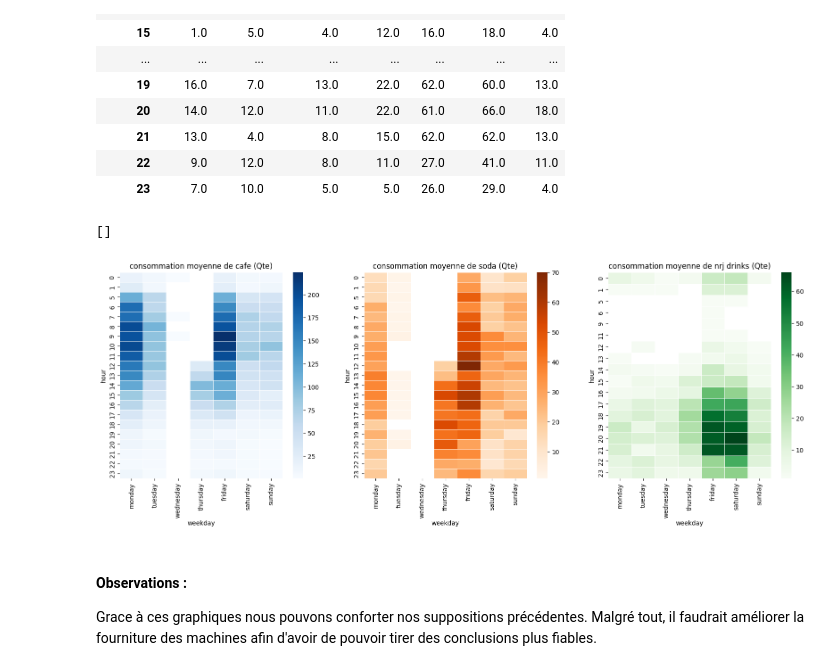
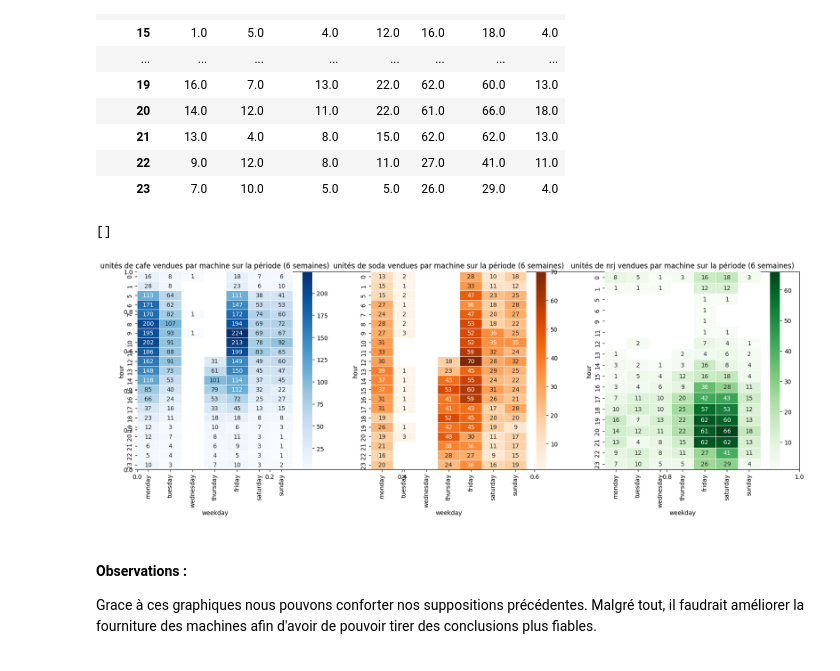
Before and after one commit to manonbay/beverage_dispenser, a Jupyter notebook: Distributeur_boissons.ipynb, the cells around one changed output. Drawn from its saved outputs; the diff is of its cells as text; code cells hidden in the pictures.

```diff
--- a/Distributeur_boissons.ipynb
+++ b/Distributeur_boissons.ipynb
@@ -591,18 +609,18 @@ pivot_nrj
 # %%
 fig, ax = plt.subplots(figsize=(20, 6))
 ax1 = plt.subplot(131)
-ax1 = sns.heatmap(data = pivot_cafe, linewidths=.5, cmap="Blues")
-plt.title("consommation moyenne de cafe (Qte)")
+ax1 = sns.heatmap(data = pivot_cafe, linewidths=.5, cmap="Blues", annot=True, fmt='g')
+plt.title("unités de cafe vendues sur la période (6 semaines)")
 ax2 = plt.subplot(132)
-ax2 = sns.heatmap(data = pivot_soda,  linewidths=.5, cmap="Oranges")
-plt.title("consommation moyenne de soda (Qte)")
+ax2 = sns.heatmap(data = pivot_soda,  linewidths=.5, cmap="Oranges", annot=True)
+plt.title("unités de soda vendues sur la période (6 semaines)")
 ax3 = plt.subplot(133)
-ax3 = sns.heatmap(data = pivot_nrj, linewidths=.5, cmap="Greens")
-plt.title("consommation moyenne de nrj drinks (Qte)")
+ax3 = sns.heatmap(data = pivot_nrj, linewidths=.5, cmap="Greens", annot=True)
+plt.title("unités de nrj vendues sur la période (6 semaines)")
 plt.plot()
 # %% [output]
 []
-[figure, old version]
+[figure, new version]
 # %% [markdown]
 #### Observations :
 Grace à ces graphiques nous pouvons conforter nos suppositions précédentes. Malgré tout, il faudrait améliorer la fourniture des machines afin d'avoir de pouvoir tirer des conclusions plus fiables.
```
Also changed, not shown: parts of 18 cells of this notebook.
